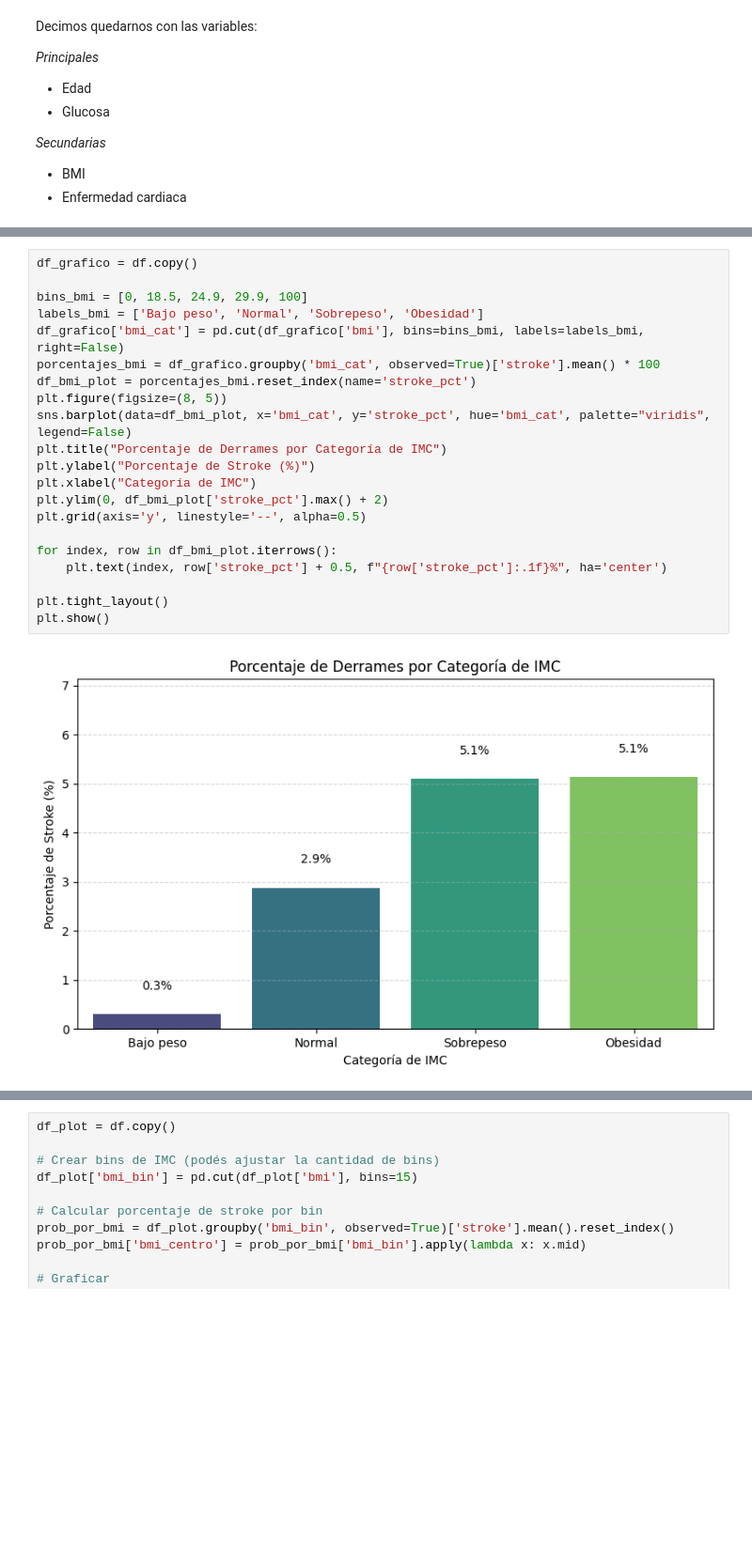
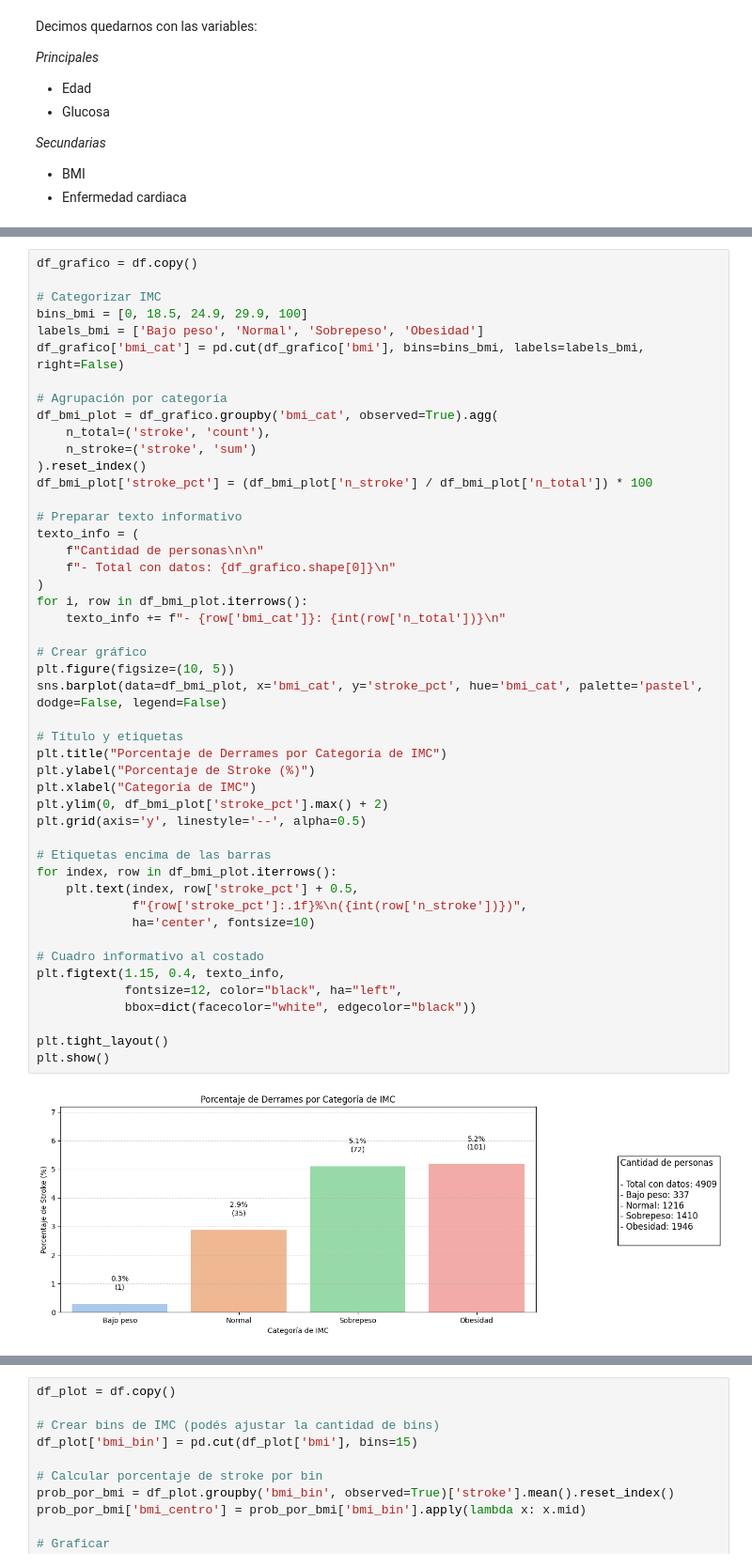
Before and after one commit to champagne-gabo/proyecto-inf280, a Jupyter notebook: notebook.ipynb, the cells around one changed output, grey strips where cells are left out. Shown at 94% size. Saved outputs shown, nothing was run; the diff lists cells and outputs as text; blank space fills up the shorter version.

```diff
--- a/notebook.ipynb
+++ b/notebook.ipynb
@@ -423,24 +680,50 @@ plt.show()
 # %%
 df_grafico = df.copy()
 
+# Categorizar IMC
 bins_bmi = [0, 18.5, 24.9, 29.9, 100]
 labels_bmi = ['Bajo peso', 'Normal', 'Sobrepeso', 'Obesidad']
 df_grafico['bmi_cat'] = pd.cut(df_grafico['bmi'], bins=bins_bmi, labels=labels_bmi, right=False)
-porcentajes_bmi = df_grafico.groupby('bmi_cat', observed=True)['stroke'].mean() * 100
-df_bmi_plot = porcentajes_bmi.reset_index(name='stroke_pct')
-plt.figure(figsize=(8, 5))
-sns.barplot(data=df_bmi_plot, x='bmi_cat', y='stroke_pct', hue='bmi_cat', palette="viridis", legend=False)
+
+# Agrupación por categoría
+df_bmi_plot = df_grafico.groupby('bmi_cat', observed=True).agg(
+    n_total=('stroke', 'count'),
+    n_stroke=('stroke', 'sum')
+).reset_index()
+df_bmi_plot['stroke_pct'] = (df_bmi_plot['n_stroke'] / df_bmi_plot['n_total']) * 100
+
+# Preparar texto informativo
+texto_info = (
+    f"Cantidad de personas\n\n"
+    f"- Total con datos: {df_grafico.shape[0]}\n"
+)
+for i, row in df_bmi_plot.iterrows():
+    texto_info += f"- {row['bmi_cat']}: {int(row['n_total'])}\n"
+
+# Crear gráfico
+plt.figure(figsize=(10, 5))
+sns.barplot(data=df_bmi_plot, x='bmi_cat', y='stroke_pct', hue='bmi_cat', palette='pastel', dodge=False, legend=False)
+
+# Título y etiquetas
 plt.title("Porcentaje de Derrames por Categoría de IMC")
 plt.ylabel("Porcentaje de Stroke (%)")
 plt.xlabel("Categoría de IMC")
 plt.ylim(0, df_bmi_plot['stroke_pct'].max() + 2)
 plt.grid(axis='y', linestyle='--', alpha=0.5)
 
+# Etiquetas encima de las barras
 for index, row in df_bmi_plot.iterrows():
-    plt.text(index, row['stroke_pct'] + 0.5, f"{row['stroke_pct']:.1f}%", ha='center')
+    plt.text(index, row['stroke_pct'] + 0.5,
+             f"{row['stroke_pct']:.1f}%\n({int(row['n_stroke'])})",
+             ha='center', fontsize=10)
+
+# Cuadro informativo al costado
+plt.figtext(1.15, 0.4, texto_info,
+            fontsize=12, color="black", ha="left",
+            bbox=dict(facecolor="white", edgecolor="black"))
 
 plt.tight_layout()
 plt.show()
 # %% [output]
-[figure, old version]
+[figure, new version]
 # %%
```
Also changed, not shown: parts of 41 cells of this notebook.
